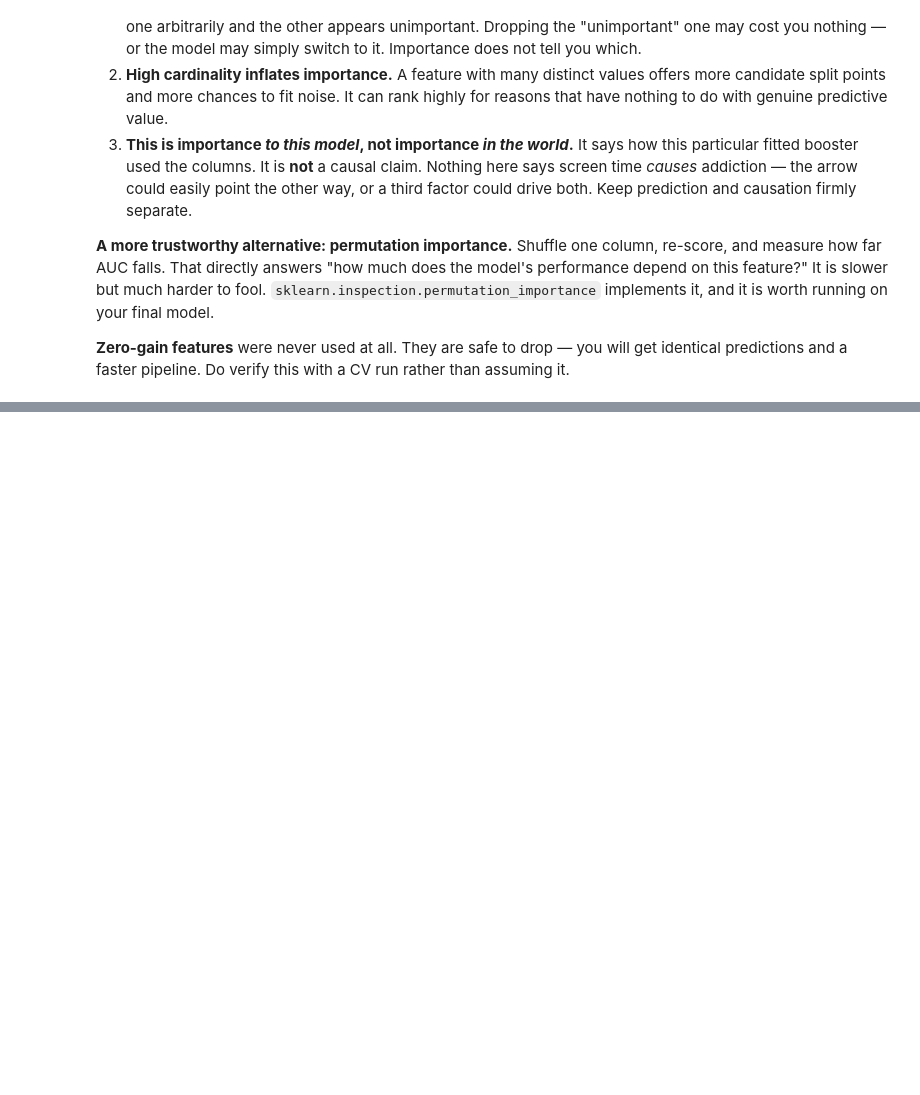
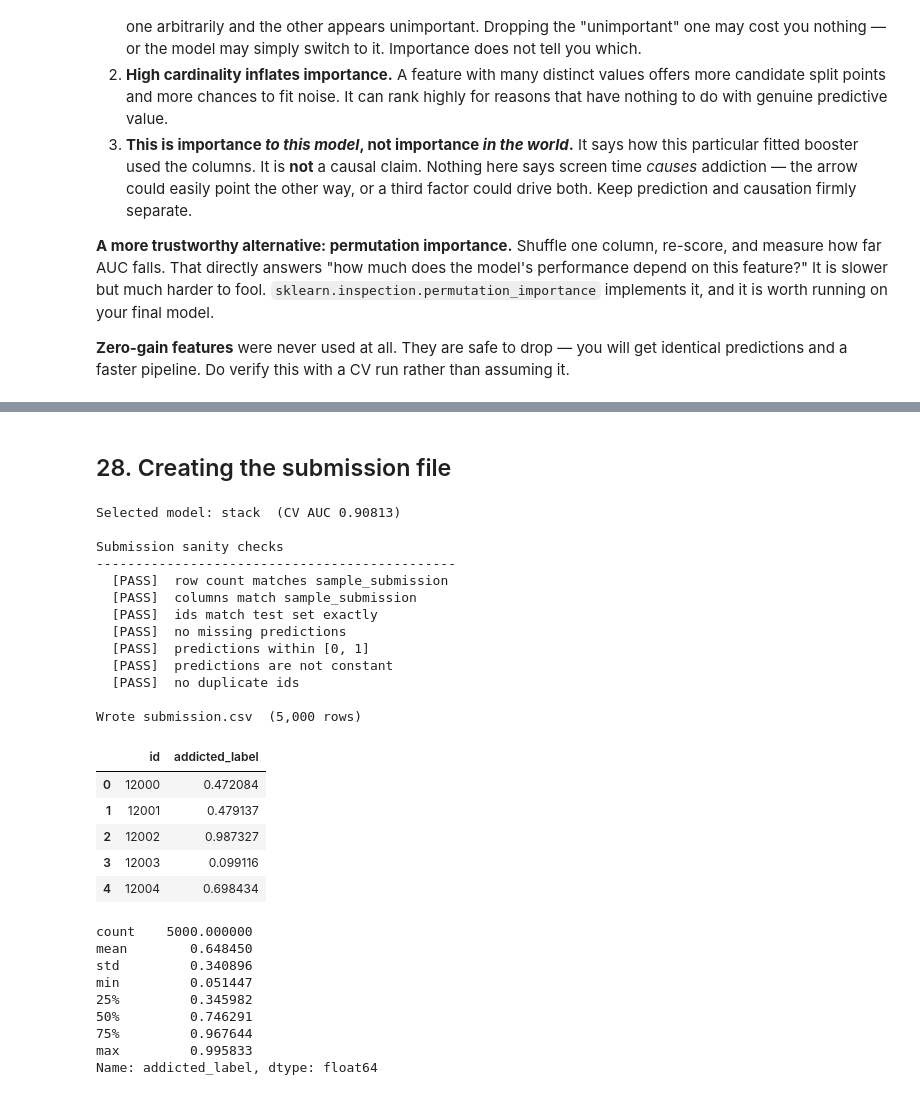
Before and after one commit to EAniwa/kaggle-s6e8-smartphone-addiction, a Jupyter notebook: build/executed.ipynb, the cells around one changed output, grey strips where cells are left out. Drawn from its saved outputs; the diff is of its cells as text; code cells hidden in the pictures; blank space fills up the shorter version.

```diff
--- a/build/executed.ipynb
+++ b/build/executed.ipynb
@@ -2428,0 +2590,74 @@ copied.
+# %% [markdown]
+## 28. Creating the submission file
+# %%
+candidates = {
+    "logistic_regression": (lr_mean, test_lr),
+    "lightgbm": (lgb_mean, test_lgb),
+    "xgboost": (xgb_mean, test_xgb),
+    "catboost": (cb_mean, test_cb),
+    "neural_net": (nn_mean, test_nn),
+    "lightgbm_te": (te_mean, test_te),
+    "lgbm_seed_avg": (sa_mean, test_seedavg),
+    "stack": (stack_mean, test_stack),
+}
+best_name = max(candidates, key=lambda k: candidates[k][0])
+best_score, best_test_pred = candidates[best_name]
+
+print(f"Selected model: {best_name}  (CV AUC {best_score:.5f})\n")
+
+submission = pd.DataFrame({
+    ID_COL: test[ID_COL].values,
+    TARGET: best_test_pred,
+})
+
+# ---------------------------- sanity checks ----------------------------
+checks = {
+    "row count matches sample_submission": len(submission) == len(sample_submission),
+    "columns match sample_submission":     list(submission.columns) == list(sample_submission.columns),
+    "ids match test set exactly":          submission[ID_COL].equals(test[ID_COL]),
+    "no missing predictions":              submission[TARGET].notna().all(),
+    "predictions within [0, 1]":           submission[TARGET].between(0, 1).all(),
+    "predictions are not constant":        submission[TARGET].nunique() > 1,
+    "no duplicate ids":                    not submission[ID_COL].duplicated().any(),
+}
+print("Submission sanity checks")
+print("-" * 46)
+for label, passed in checks.items():
+    print(f"  [{'PASS' if passed else 'FAIL'}]  {label}")
+
+if not all(checks.values()):
+    raise ValueError("Submission failed validation — do not upload this file.")
+
+submission.to_csv("submission.csv", index=False)
+print(f"\nWrote submission.csv  ({len(submission):,} rows)")
+display(submission.head())
+print(submission[TARGET].describe())
+# %% [output]
+Selected model: stack  (CV AUC 0.90813)
+
+Submission sanity checks
+----------------------------------------------
+  [PASS]  row count matches sample_submission
+  [PASS]  columns match sample_submission
+  [PASS]  ids match test set exactly
+  [PASS]  no missing predictions
+  [PASS]  predictions within [0, 1]
+  [PASS]  predictions are not constant
+  [PASS]  no duplicate ids
+
+Wrote submission.csv  (5,000 rows)
+|  | id | addicted_label |
+| 0 | 12000 | 0.472084 |
+| 1 | 12001 | 0.479137 |
+| 2 | 12002 | 0.987327 |
+| 3 | 12003 | 0.099116 |
+| 4 | 12004 | 0.698434 |
+count    5000.000000
+mean        0.648450
+std         0.340896
+min         0.051447
+25%         0.345982
+50%         0.746291
+75%         0.967644
+max         0.995833
+Name: addicted_label, dtype: float64
```
Also changed, not shown: parts of 35 cells of this notebook, 6 other files.
